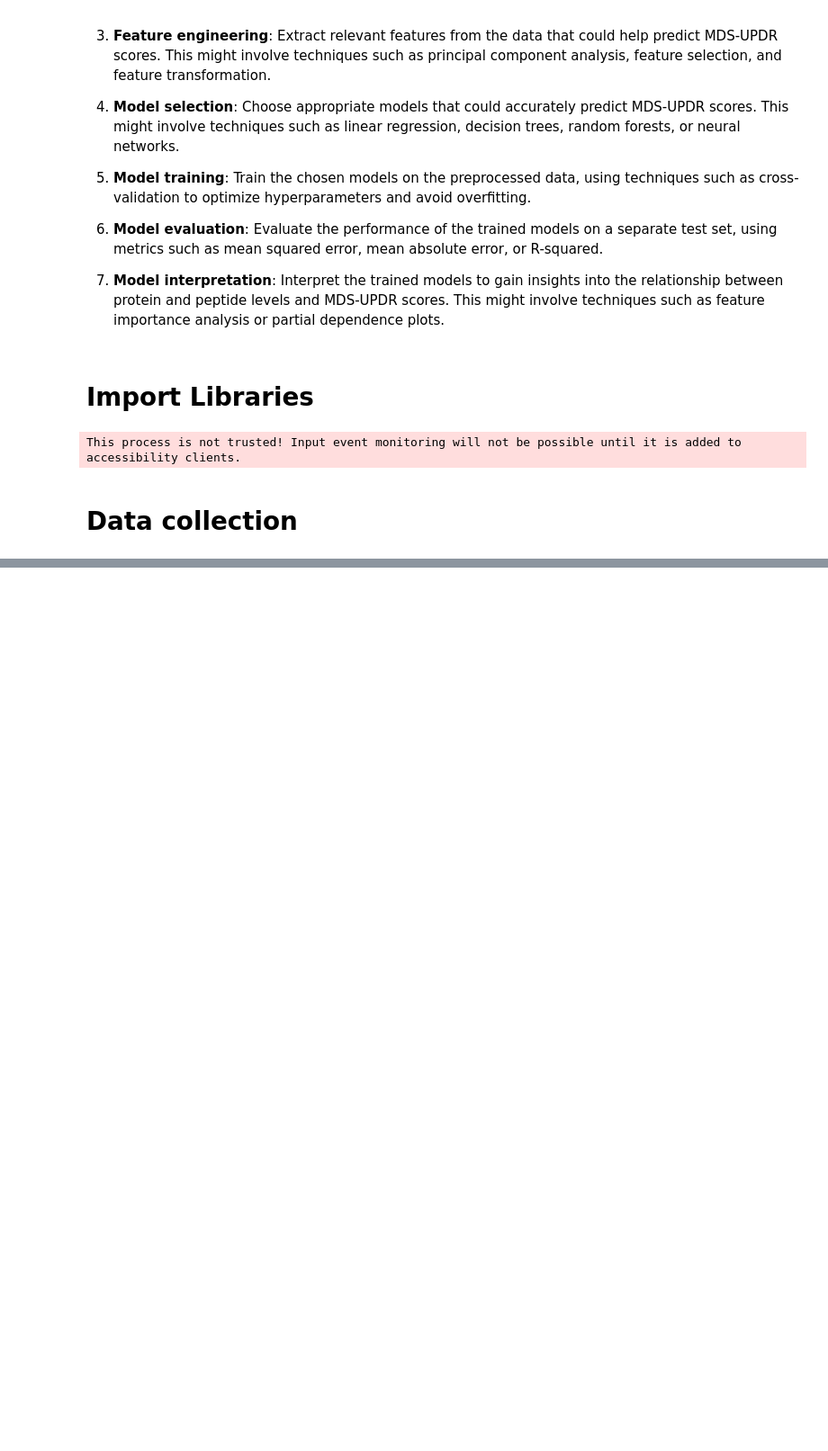
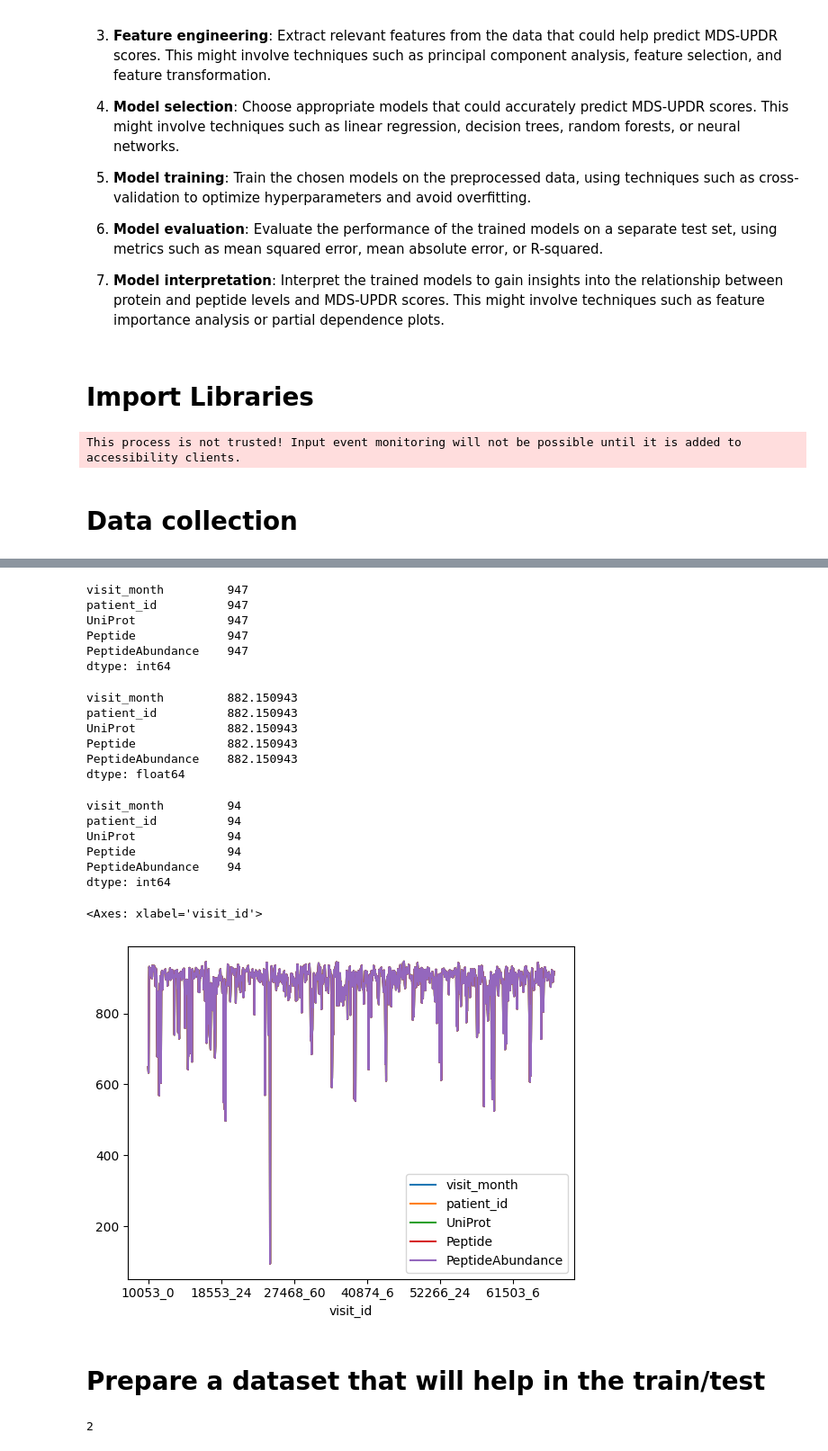
Before and after one commit to ziad1988/amp-kaggle, a Jupyter notebook: notebooks/EDA - AMP.ipynb, the cells around one changed output, grey strips where cells are left out. Shown: that part at 90% size. Saved outputs shown, nothing was run; the diff lists cells and outputs as text; code cells hidden in the pictures; blank space fills up the shorter version.

```diff
--- a/notebooks/EDA - AMP.ipynb
+++ b/notebooks/EDA - AMP.ipynb
@@ -81,0 +48,8 @@ SyntaxError: unterminated string literal (detected at line 1)
+# %%
+## get data path
+DATA_PATH = '/Users/ziadNader/Desktop/Personal Projects/amp-parkinsons-disease-progression-prediction/data/'
+# %%
+train_peptides = pd.read_csv(DATA_PATH + 'train_peptides.csv')
+train_clinical_data = pd.read_csv(DATA_PATH + 'train_clinical_data.csv')
+train_proteins = pd.read_csv(DATA_PATH + 'train_proteins.csv')
+supplemental_clinical_data = pd.read_csv(DATA_PATH + 'supplemental_clinical_data.csv')
@@ -81,0 +192,34 @@ SyntaxError: unterminated string literal (detected at line 1)
+# %%
+train_peptides.groupby('visit_id').count().max()
+# %% [output]
+visit_month         947
+patient_id          947
+UniProt             947
+Peptide             947
+PeptideAbundance    947
+dtype: int64
+# %%
+train_peptides.groupby('visit_id').count().mean()
+# %% [output]
+visit_month         882.150943
+patient_id          882.150943
+UniProt             882.150943
+Peptide             882.150943
+PeptideAbundance    882.150943
+dtype: float64
+# %%
+train_peptides.groupby('visit_id').count().min()
+# %% [output]
+visit_month         94
+patient_id          94
+UniProt             94
+Peptide             94
+PeptideAbundance    94
+dtype: int64
+# %%
+train_peptides.groupby('visit_id').count().plot()
+# %% [output]
+<Axes: xlabel='visit_id'>
+[figure, added]
+# %% [markdown]
+# Prepare a dataset that will help in the train/test
@@ -81,0 +230,4 @@ SyntaxError: unterminated string literal (detected at line 1)
+# %%
+test_peptide.patient_id.nunique()
+# %% [output]
+2
```
Also changed, not shown: parts of 60 cells of this notebook.
